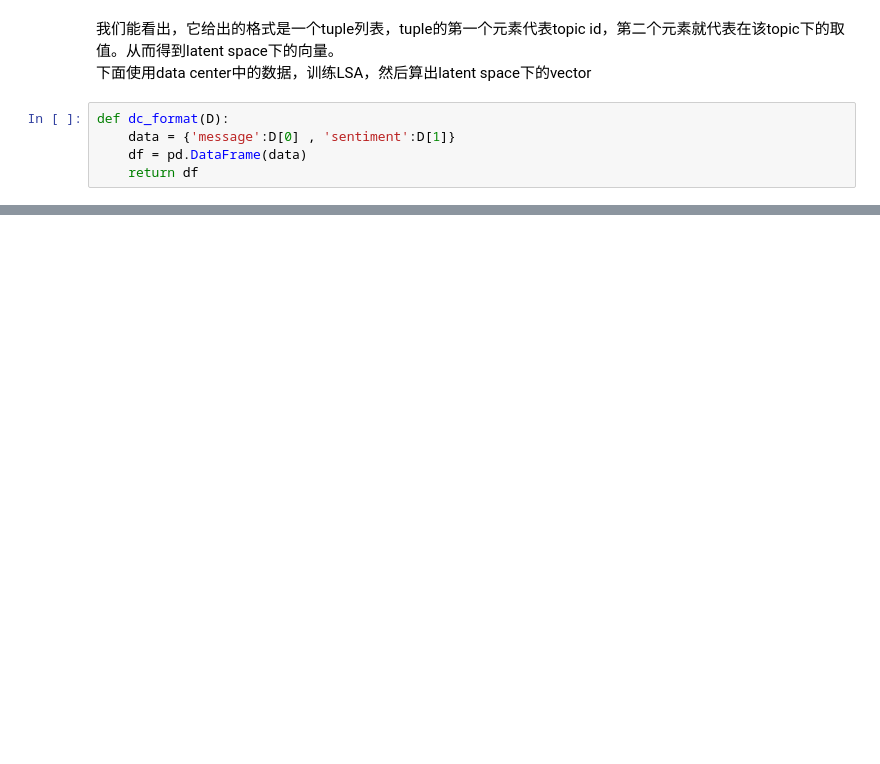
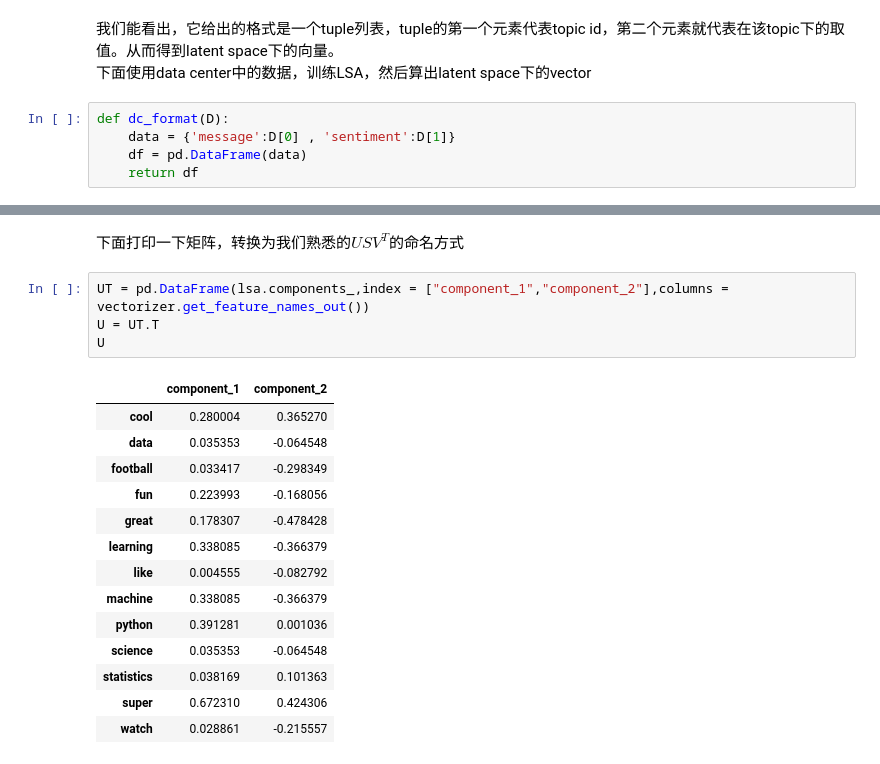
Before and after one commit to pnpdb/CS522-Project, a Jupyter notebook: LSI.ipynb, the cells around one changed output, grey strips where cells are left out. Drawn from its saved outputs; the diff is of its cells as text; blank space fills up the shorter version.

```diff
--- a/LSI.ipynb
+++ b/LSI.ipynb
@@ -127,0 +279,21 @@ Validation size: 5000
+# %% [markdown]
+下面打印一下矩阵，转换为我们熟悉的$USV^T$的命名方式
+# %%
+UT = pd.DataFrame(lsa.components_,index = ["component_1","component_2"],columns = vectorizer.get_feature_names_out())
+U = UT.T
+U
+# %% [output]
+|  | component_1 | component_2 |
+| cool | 0.280004 | 0.365270 |
+| data | 0.035353 | -0.064548 |
+| football | 0.033417 | -0.298349 |
+| fun | 0.223993 | -0.168056 |
+| great | 0.178307 | -0.478428 |
+| learning | 0.338085 | -0.366379 |
+| like | 0.004555 | -0.082792 |
+| machine | 0.338085 | -0.366379 |
+| python | 0.391281 | 0.001036 |
+| science | 0.035353 | -0.064548 |
+| statistics | 0.038169 | 0.101363 |
+| super | 0.672310 | 0.424306 |
+| watch | 0.028861 | -0.215557 |
```
Also changed, not shown: parts of 27 cells of this notebook, 3 other files.
